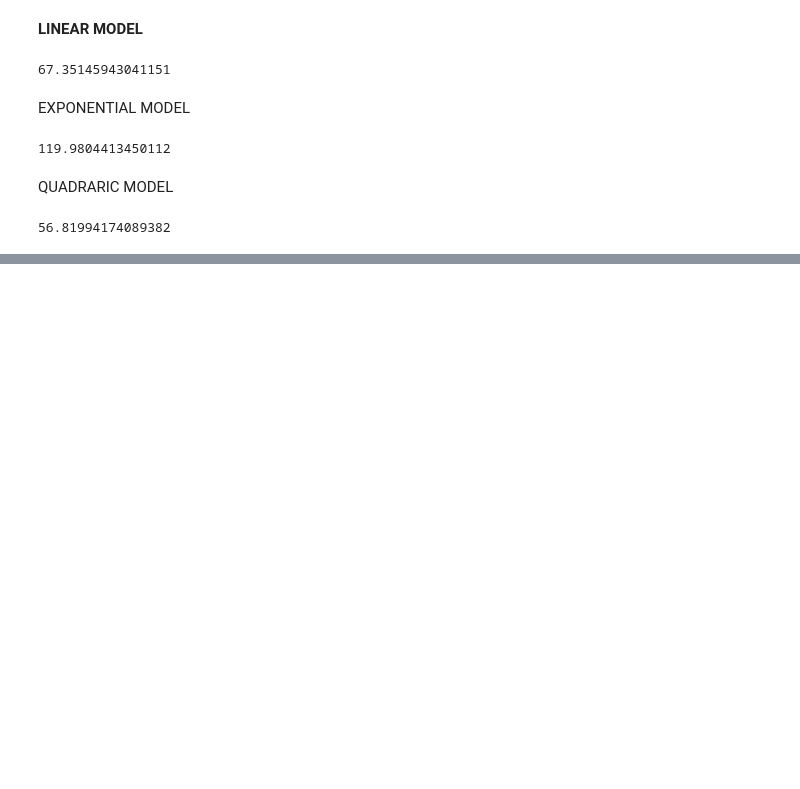
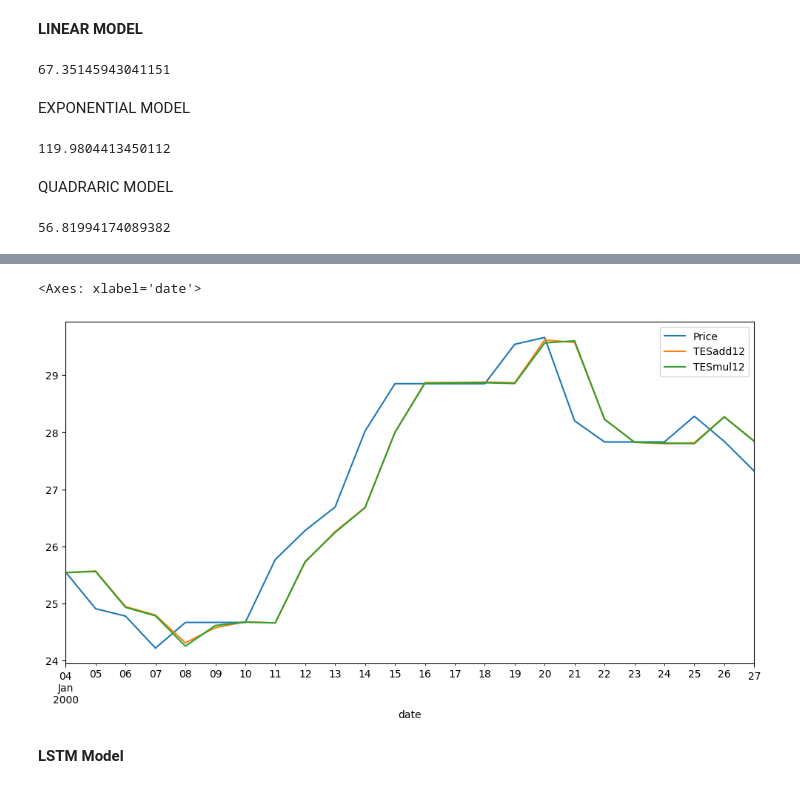
Before and after one commit to chethandvg/crude-oil-prediction, a Jupyter notebook: src/crude_oil_prediction.ipynb, the cells around one changed output, grey strips where cells are left out. Saved outputs shown, nothing was run; the diff lists cells and outputs as text; code cells hidden in the pictures; blank space fills up the shorter version.

```diff
--- a/src/crude_oil_prediction.ipynb
+++ b/src/crude_oil_prediction.ipynb
@@ -490,0 +595,7 @@ rmse_Quad
+# %%
+data[['Price','TESadd12','TESmul12']].iloc[:24].plot(figsize=(12,6))
+# %% [output]
+<Axes: xlabel='date'>
+[figure, added]
+# %% [markdown]
+**LSTM Model**
```
Also changed, not shown: parts of 35 cells of this notebook, 6 other files.
